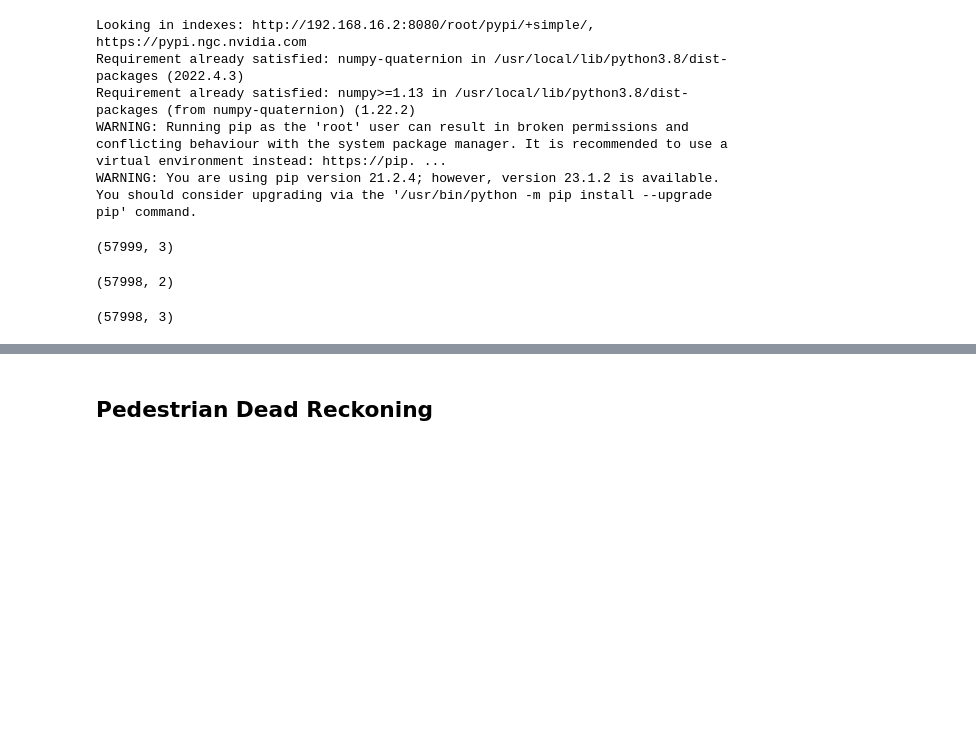
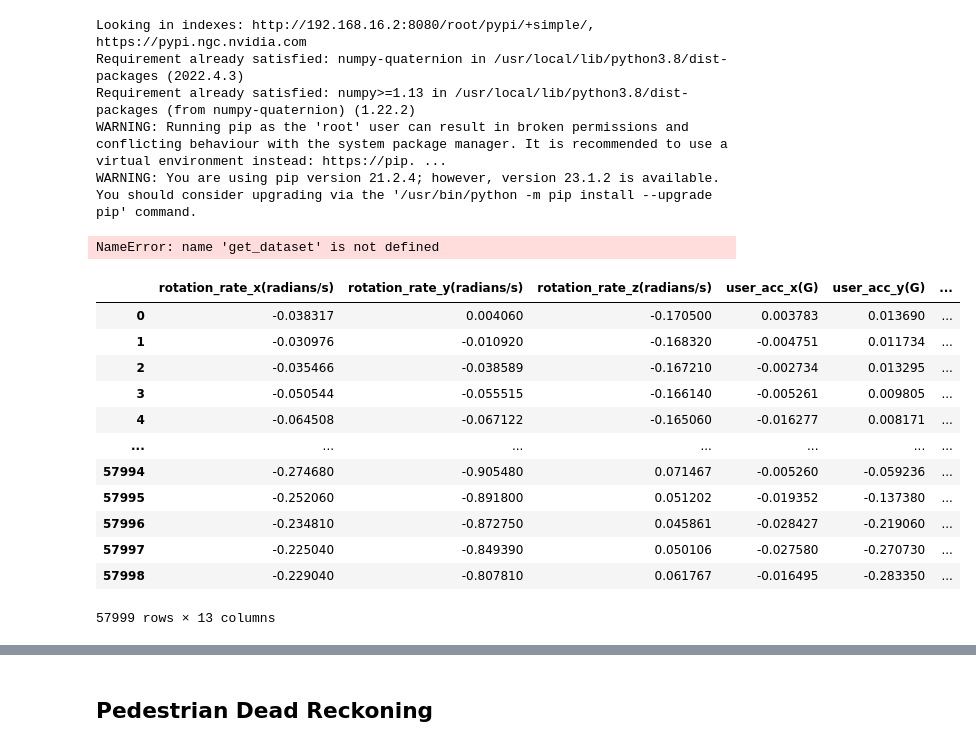
Before and after one commit to AndrewCheam/IMU_localisation, a Jupyter notebook: Oxiod/source/Baselines.ipynb, the cells around one changed output, grey strips where cells are left out. Saved outputs shown, nothing was run; the diff lists cells and outputs as text; code cells hidden in the pictures; blank space fills up the shorter version.

```diff
--- a/Oxiod/source/Baselines.ipynb
+++ b/Oxiod/source/Baselines.ipynb
@@ -276,16 +240,21 @@ def get_dataset_from_list(root_dir, list_path, args, **kwargs):
     return get_dataset(root_dir, data_list)
 # %%
 feat, targ, gt_pos = get_dataset('/home/jovyan/localisation_datasets/Oxford Inertial Odometry Dataset/handbag/data1', 'combined3.csv')
-acc_data = feat[:,3:]
+# %% [output]
+NameError: name 'get_dataset' is not defined
-# %%
-gt_pos.shape
-# %% [output]
-(57999, 3)
-# %%
-targ.shape
-# %% [output]
-(57998, 2)
-# %%
-acc_data.shape
-# %% [output]
-(57998, 3)
+# %%
+full_data
+# %% [output]
+|  | rotation_rate_x(radians/s) | rotation_rate_y(radians/s) | rotation_rate_z(radians/s) | user_acc_x(G) | user_acc_y(G) | ... |
+| 0 | -0.038317 | 0.004060 | -0.170500 | 0.003783 | 0.013690 | ... |
+| 1 | -0.030976 | -0.010920 | -0.168320 | -0.004751 | 0.011734 | ... |
+| 2 | -0.035466 | -0.038589 | -0.167210 | -0.002734 | 0.013295 | ... |
+| 3 | -0.050544 | -0.055515 | -0.166140 | -0.005261 | 0.009805 | ... |
+| 4 | -0.064508 | -0.067122 | -0.165060 | -0.016277 | 0.008171 | ... |
+| ... | ... | ... | ... | ... | ... | ... |
+| 57994 | -0.274680 | -0.905480 | 0.071467 | -0.005260 | -0.059236 | ... |
+| 57995 | -0.252060 | -0.891800 | 0.051202 | -0.019352 | -0.137380 | ... |
+| 57996 | -0.234810 | -0.872750 | 0.045861 | -0.028427 | -0.219060 | ... |
+| 57997 | -0.225040 | -0.849390 | 0.050106 | -0.027580 | -0.270730 | ... |
+| 57998 | -0.229040 | -0.807810 | 0.061767 | -0.016495 | -0.283350 | ... |
+57999 rows × 13 columns
```
Also changed, not shown: parts of 10 cells of this notebook, 2 other files.
